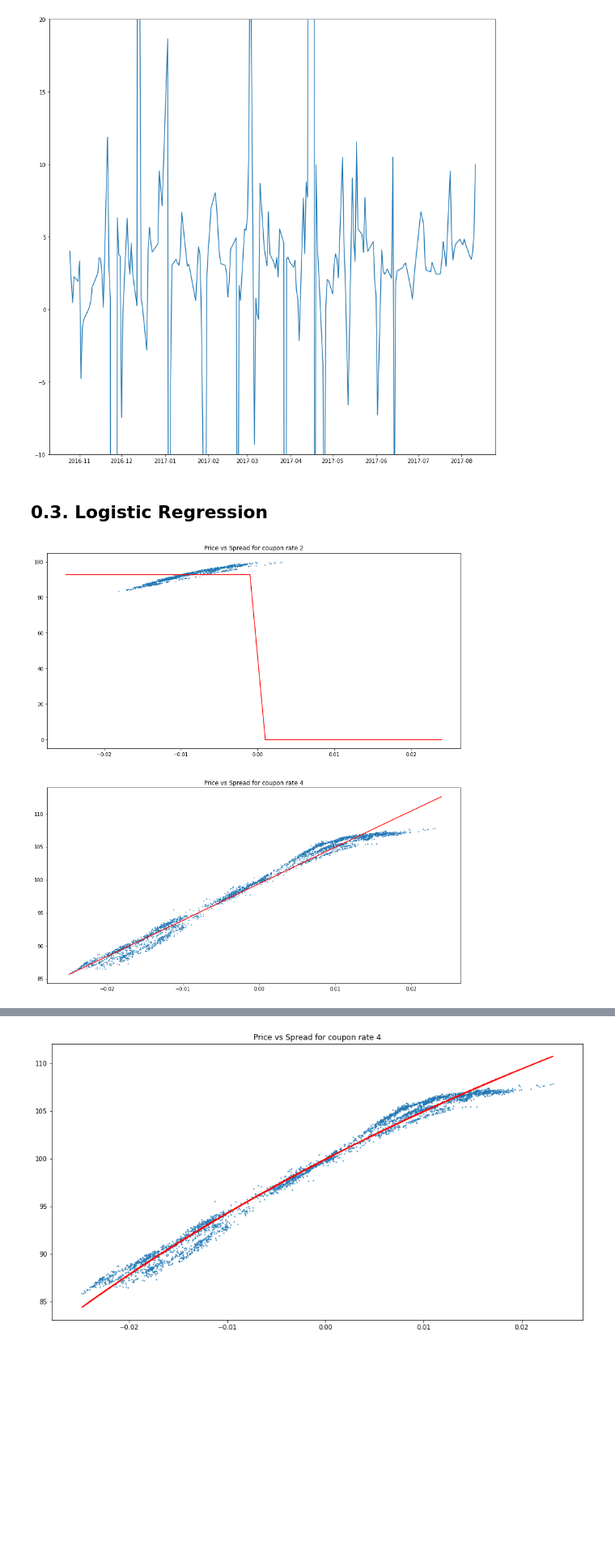
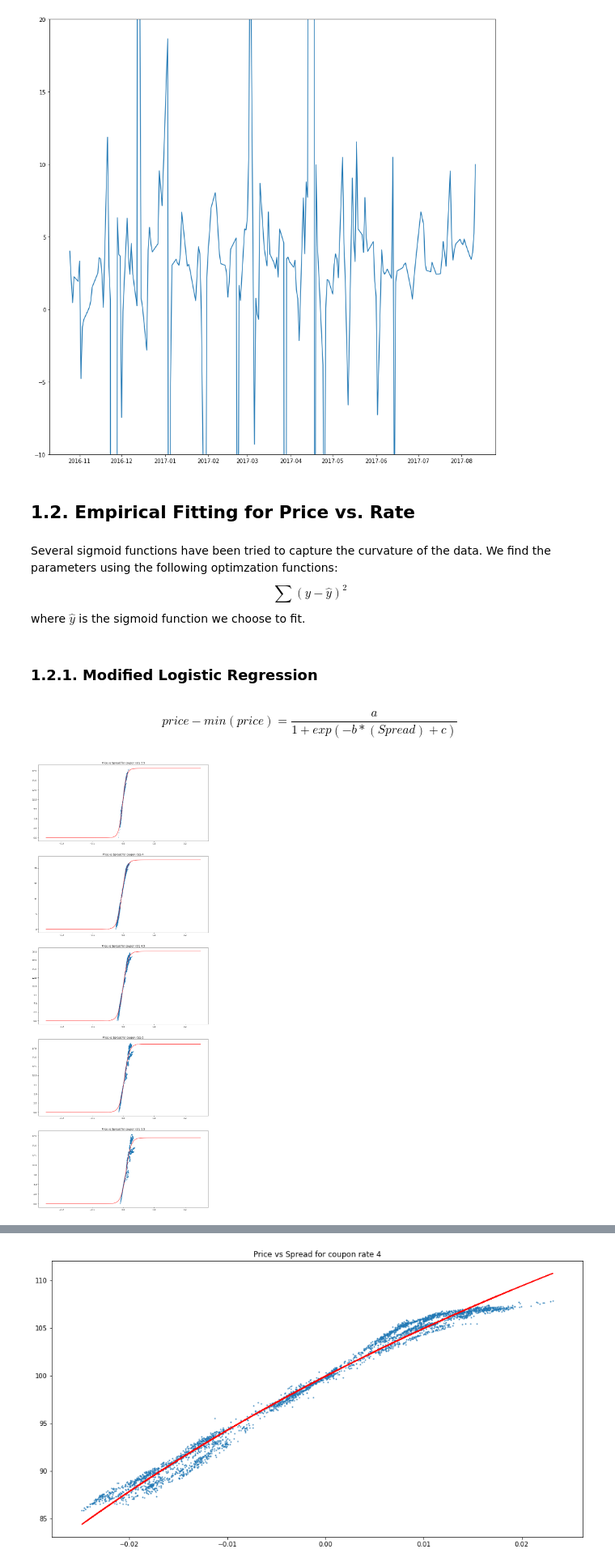
Before and after one commit to JerryDeveloper/MBSEmpiricalDuration, a Jupyter notebook: Week 7 Report - Non-linear Function Fit.ipynb, the cells around one changed output, grey strips where cells are left out. Shown at 81% size. Cells and saved outputs as stored; diff of their text form; code cells hidden in the pictures; blank space fills up the shorter version.

```diff
--- a/Week 7 Report - Non-linear Function Fit.ipynb
+++ b/Week 7 Report - Non-linear Function Fit.ipynb
@@ -170,22 +180,31 @@ ax.set_ylim([-10,20])
 plt.legend()
 # %% [output]
 [figure]
+# %% [markdown]
+## 1.2. Empirical Fitting for Price vs. Rate
+# %% [markdown]
+Several sigmoid functions have been tried to capture the curvature of the data.
+We find the parameters using the following optimzation functions:
+    $$\sum(y-\hat y)^2$$
+where $\hat y$ is the sigmoid function we choose to fit.
 # %% [markdown]
-## 0.3. Logistic Regression
+### 1.2.1. Modified Logistic Regression
+# %% [markdown]
+$$price - min(price)=\frac{a}{1+exp(-b*(Spread)+c)}$$
 # %%
-coupon=[2,4]
+coupon=[3.5,4,4.5,5,5.5]
 
 plt.figure(figsize=(15,8*len(coupon)))
 for k,c in enumerate(coupon):
     data = TBAs[c]
     plt.subplot(len(coupon),1,k+1)
-    plt.scatter(data['Spread'].values / 100, data['price'].values,s=1)
+    plt.scatter(data['Spread'].values / 100, data['price'].values-np.min(data['price'].values),s=1)
     plt.title('Price vs Spread for coupon rate ' + str(c))
 
-    fit, b = scipy.optimize.curve_fit(lambda t,a,b: a/(1+np.exp(-b*(t-0))),  data['Spread'].values / 100,  data['price'].values)
-    a, b = fit[0], fit[1]
-    x=np.arange(-0.025,0.025,0.001)
-    plt.plot(x,a/(1+np.exp(-b*(x-0))),color='r')
+    fit, b = scipy.optimize.curve_fit(lambda t,a,b,c: a/(1+np.exp(-b*(t-0)+c)),  data['Spread'].values / 100,  data['price'].values-np.min(data['price'].values))
+    a, b, c= fit[0], fit[1], fit[2]
+    x=np.arange(-0.25,0.25,0.0001)
+    plt.plot(x,a/(1+np.exp(-b*(x-0)+c)),color='r')
 # %% [output]
-[figure, old version]
+[figure, new version]
 # %% [markdown]
```
Also changed, not shown: parts of 7 cells of this notebook.
